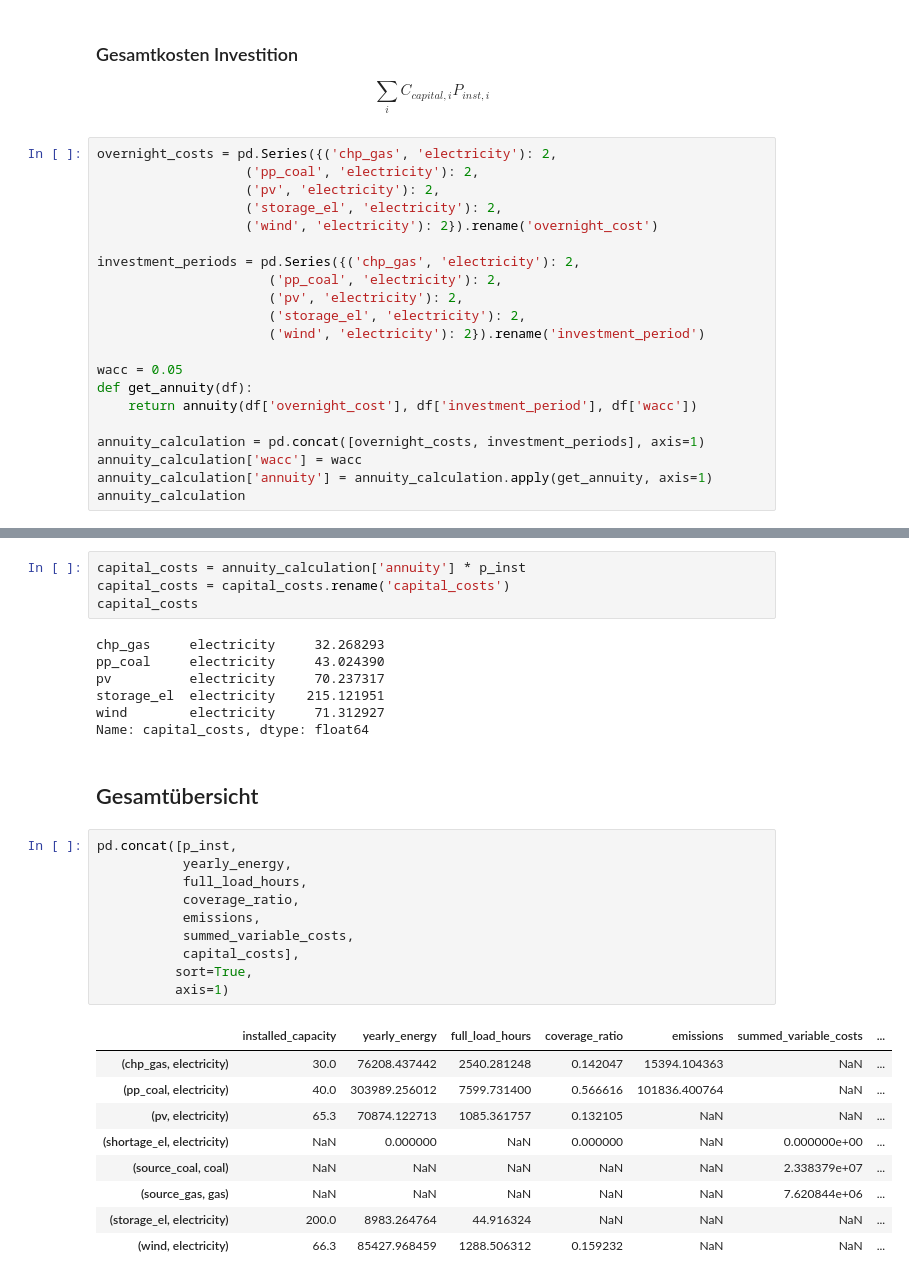
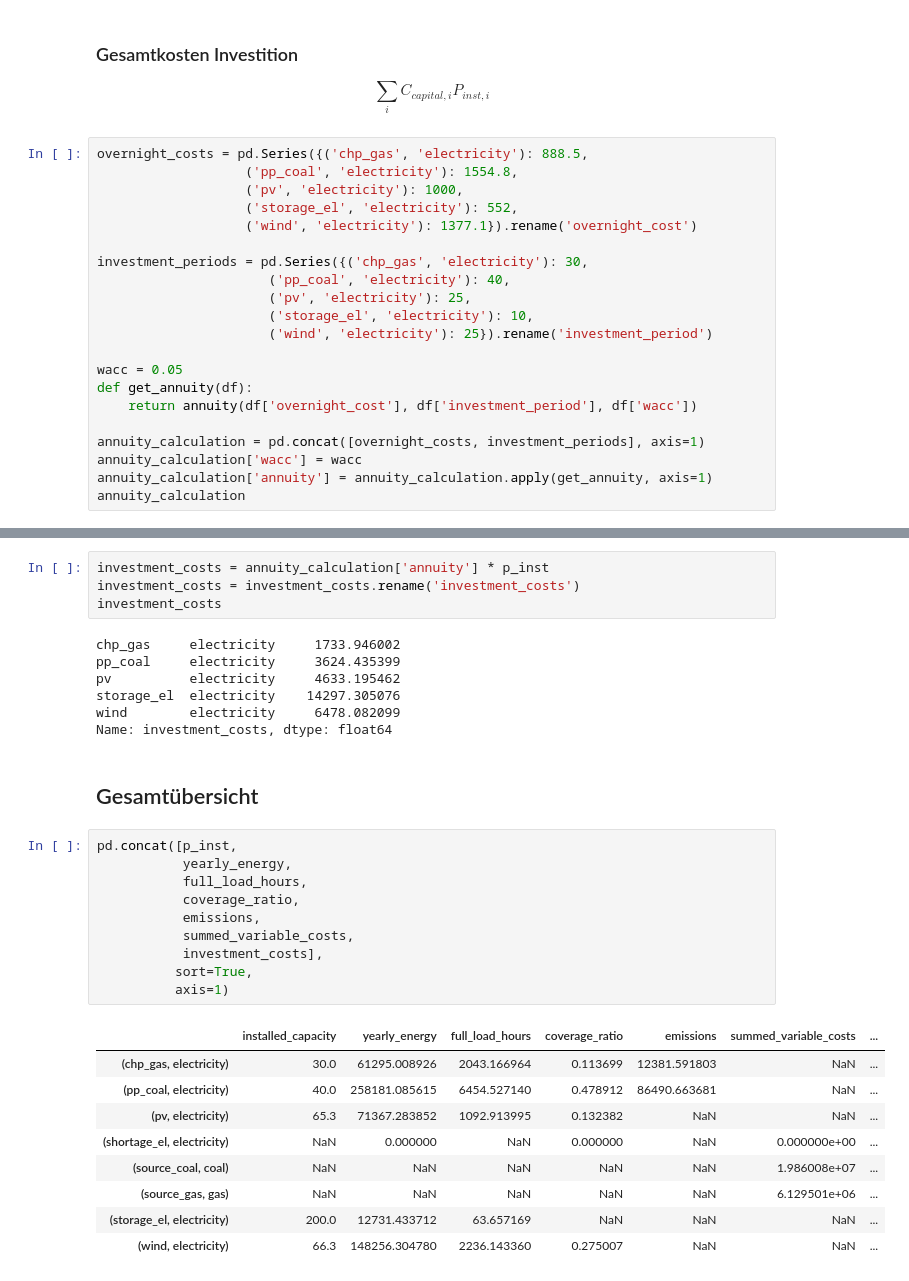
Before and after one commit to rl-institut/workshop, a Jupyter notebook: oemof/2_Beispiel_und_Uebung/2_Processing_results_and_plotting.ipynb, the cells around one changed output, grey strips where cells are left out. Cells and saved outputs as stored; diff of their text form.

```diff
--- a/oemof/2_Beispiel_und_Uebung/2_Processing_results_and_plotting.ipynb
+++ b/oemof/2_Beispiel_und_Uebung/2_Processing_results_and_plotting.ipynb
@@ -380,17 +382,17 @@ Name: summed_variable_costs, dtype: float64
 ### Gesamtkosten Investition
 $$\sum_{i} C_{capital,i} P_{inst,i}$$
 # %%
-overnight_costs = pd.Series({('chp_gas', 'electricity'): 2,
-                   ('pp_coal', 'electricity'): 2,
-                   ('pv', 'electricity'): 2,
-                   ('storage_el', 'electricity'): 2,
-                   ('wind', 'electricity'): 2}).rename('overnight_cost')
+overnight_costs = pd.Series({('chp_gas', 'electricity'): 888.5,
+                   ('pp_coal', 'electricity'): 1554.8,
+                   ('pv', 'electricity'): 1000,
+                   ('storage_el', 'electricity'): 552,
+                   ('wind', 'electricity'): 1377.1}).rename('overnight_cost')
 
-investment_periods = pd.Series({('chp_gas', 'electricity'): 2,
-                      ('pp_coal', 'electricity'): 2,
-                      ('pv', 'electricity'): 2,
-                      ('storage_el', 'electricity'): 2,
-                      ('wind', 'electricity'): 2}).rename('investment_period')
+investment_periods = pd.Series({('chp_gas', 'electricity'): 30,
+                      ('pp_coal', 'electricity'): 40,
+                      ('pv', 'electricity'): 25,
+                      ('storage_el', 'electricity'): 10,
+                      ('wind', 'electricity'): 25}).rename('investment_period')
 
 wacc = 0.05
 def get_annuity(df):
@@ -410,33 +412,33 @@ annuity_calculation
-# %%
-capital_costs = annuity_calculation['annuity'] * p_inst
-capital_costs = capital_costs.rename('capital_costs')
-capital_costs
-# %% [output]
-chp_gas     electricity     32.268293
-pp_coal     electricity     43.024390
-pv          electricity     70.237317
-storage_el  electricity    215.121951
-wind        electricity     71.312927
-Name: capital_costs, dtype: float64
+# %%
+investment_costs = annuity_calculation['annuity'] * p_inst
+investment_costs = investment_costs.rename('investment_costs')
+investment_costs
+# %% [output]
+chp_gas     electricity     1733.946002
+pp_coal     electricity     3624.435399
+pv          electricity     4633.195462
+storage_el  electricity    14297.305076
+wind        electricity     6478.082099
+Name: investment_costs, dtype: float64
 # %% [markdown]
 ## Gesamtübersicht
 # %%
 pd.concat([p_inst,
            yearly_energy,
            full_load_hours,
            coverage_ratio,
            emissions,
            summed_variable_costs,
-           capital_costs],
+           investment_costs],
           sort=True,
           axis=1)
 # %% [output]
 |  | installed_capacity | yearly_energy | full_load_hours | coverage_ratio | emissions | summed_variable_costs | ... |
-| (chp_gas, electricity) | 30.0 | 76208.437442 | 2540.281248 | 0.142047 | 15394.104363 | NaN | ... |
-| (pp_coal, electricity) | 40.0 | 303989.256012 | 7599.731400 | 0.566616 | 101836.400764 | NaN | ... |
-| (pv, electricity) | 65.3 | 70874.122713 | 1085.361757 | 0.132105 | NaN | NaN | ... |
+| (chp_gas, electricity) | 30.0 | 61295.008926 | 2043.166964 | 0.113699 | 12381.591803 | NaN | ... |
+| (pp_coal, electricity) | 40.0 | 258181.085615 | 6454.527140 | 0.478912 | 86490.663681 | NaN | ... |
+| (pv, electricity) | 65.3 | 71367.283852 | 1092.913995 | 0.132382 | NaN | NaN | ... |
 | (shortage_el, electricity) | NaN | 0.000000 | NaN | 0.000000 | NaN | 0.000000e+00 | ... |
-| (source_coal, coal) | NaN | NaN | NaN | NaN | NaN | 2.338379e+07 | ... |
-| (source_gas, gas) | NaN | NaN | NaN | NaN | NaN | 7.620844e+06 | ... |
-| (storage_el, electricity) | 200.0 | 8983.264764 | 44.916324 | NaN | NaN | NaN | ... |
-| (wind, electricity) | 66.3 | 85427.968459 | 1288.506312 | 0.159232 | NaN | NaN | ... |
+| (source_coal, coal) | NaN | NaN | NaN | NaN | NaN | 1.986008e+07 | ... |
+| (source_gas, gas) | NaN | NaN | NaN | NaN | NaN | 6.129501e+06 | ... |
+| (storage_el, electricity) | 200.0 | 12731.433712 | 63.657169 | NaN | NaN | NaN | ... |
+| (wind, electricity) | 66.3 | 148256.304780 | 2236.143360 | 0.275007 | NaN | NaN | ... |
```
Also changed, not shown: parts of 15 cells of this notebook.
